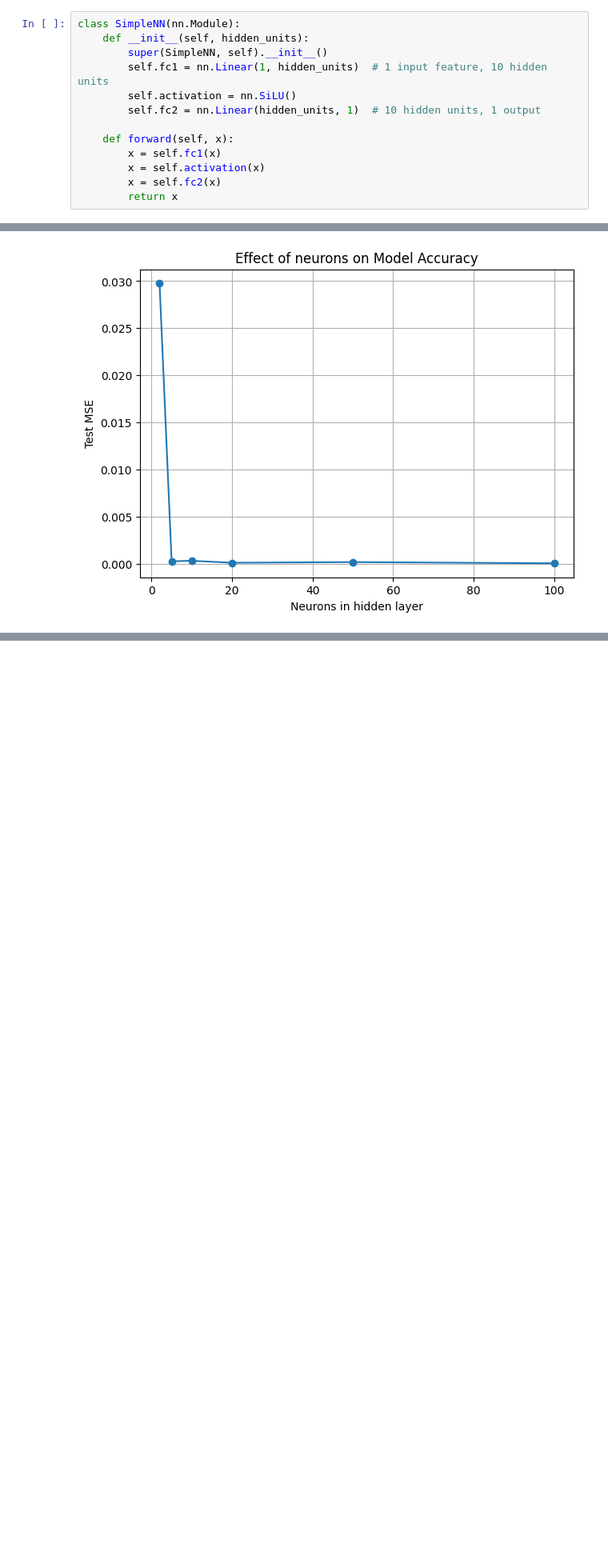
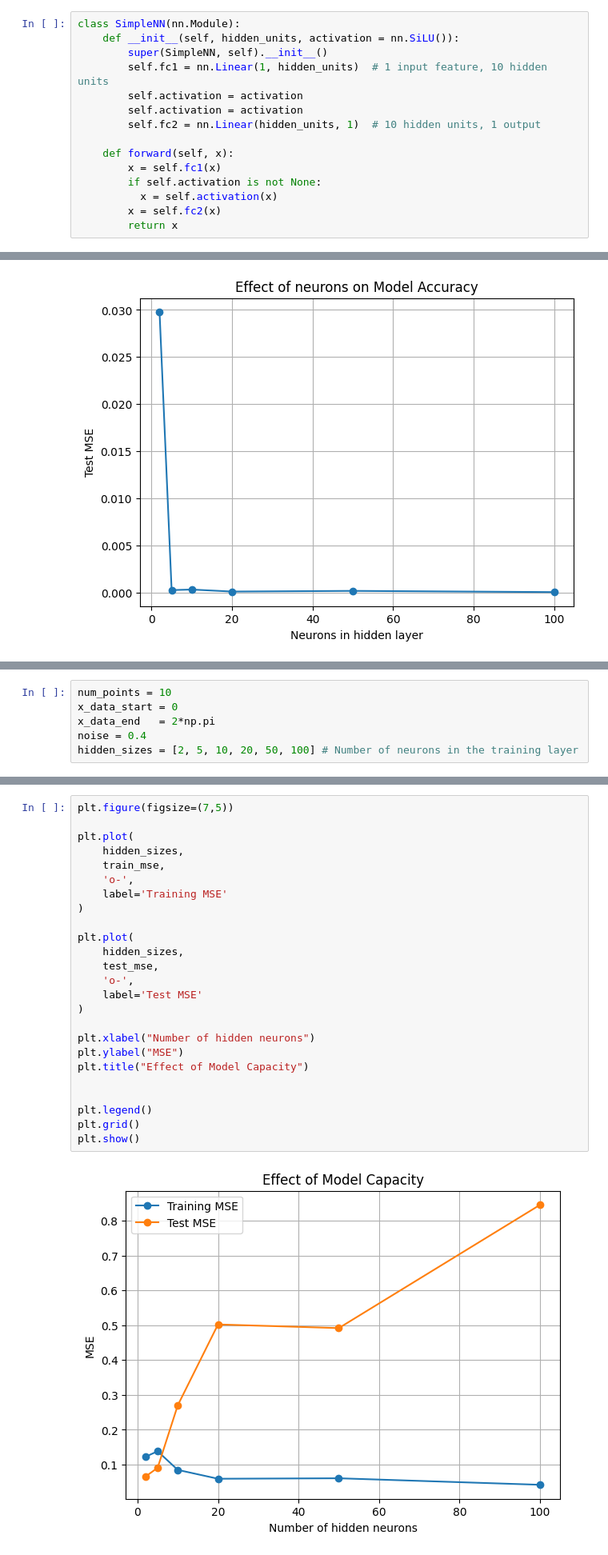
Before and after one commit to viba2001/AI_Science_Engineering_Fall26, a Jupyter notebook: Tutorial 01 Function approximation.ipynb, the cells around one changed output, grey strips where cells are left out. Shown at 80% size. Drawn from its saved outputs; the diff is of its cells as text; blank space fills up the shorter version.

```diff
--- a/Tutorial 01 Function approximation.ipynb
+++ b/Tutorial 01 Function approximation.ipynb
@@ -50,15 +50,17 @@ x_train, y_train = generate_data(num_points, x_data_start, x_data_end, noise_std
 $\mathbf{\text{Step 2: Model Definition}}$
 # %%
 class SimpleNN(nn.Module):
-    def __init__(self, hidden_units):
+    def __init__(self, hidden_units, activation = nn.SiLU()):
         super(SimpleNN, self).__init__()
         self.fc1 = nn.Linear(1, hidden_units)  # 1 input feature, 10 hidden units
-        self.activation = nn.SiLU()
+        self.activation = activation
+        self.activation = activation
         self.fc2 = nn.Linear(hidden_units, 1)  # 10 hidden units, 1 output
 
     def forward(self, x):
         x = self.fc1(x)
-        x = self.activation(x)
+        if self.activation is not None:
+          x = self.activation(x)
         x = self.fc2(x)
         return x
 # %% [markdown]
@@ -412,0 +417,6 @@ plt.show()
+# %%
+num_points = 10
+x_data_start = 0
+x_data_end   = 2*np.pi
+noise = 0.4
+hidden_sizes = [2, 5, 10, 20, 50, 100] # Number of neurons in the training layer
@@ -412,0 +473,27 @@ plt.show()
+# %%
+plt.figure(figsize=(7,5))
+
+plt.plot(
+    hidden_sizes,
+    train_mse,
+    'o-',
+    label='Training MSE'
+)
+
+plt.plot(
+    hidden_sizes,
+    test_mse,
+    'o-',
+    label='Test MSE'
+)
+
+plt.xlabel("Number of hidden neurons")
+plt.ylabel("MSE")
+plt.title("Effect of Model Capacity")
+
+
+plt.legend()
+plt.grid()
+plt.show()
+# %% [output]
+[figure, added]
```
Also changed, not shown: parts of 17 cells of this notebook.
